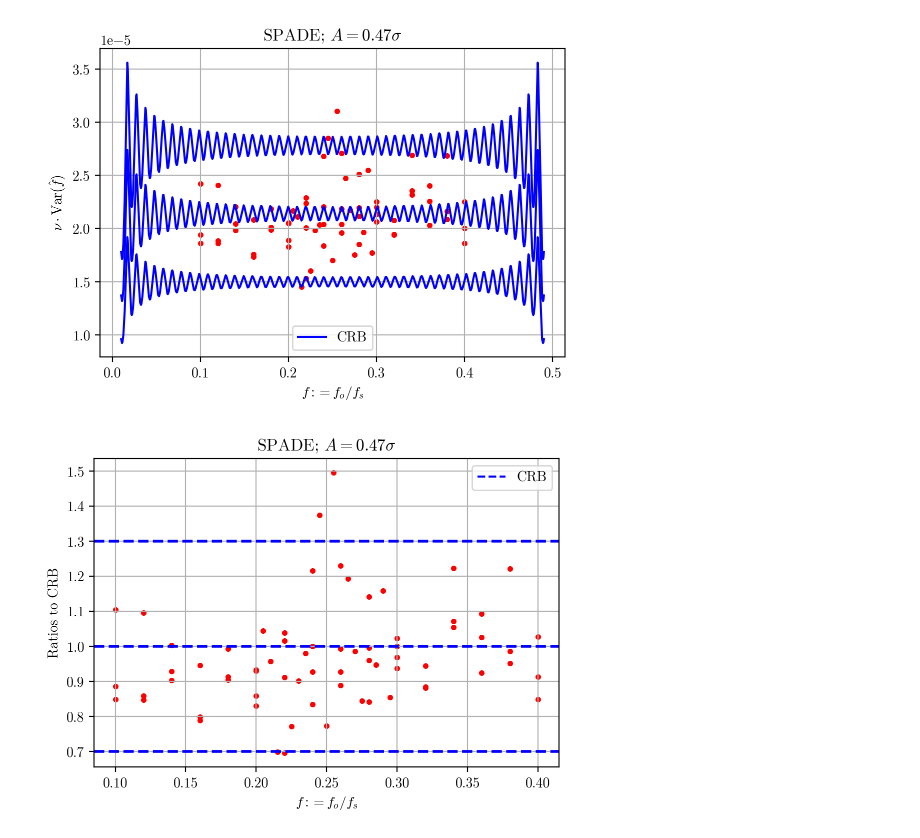
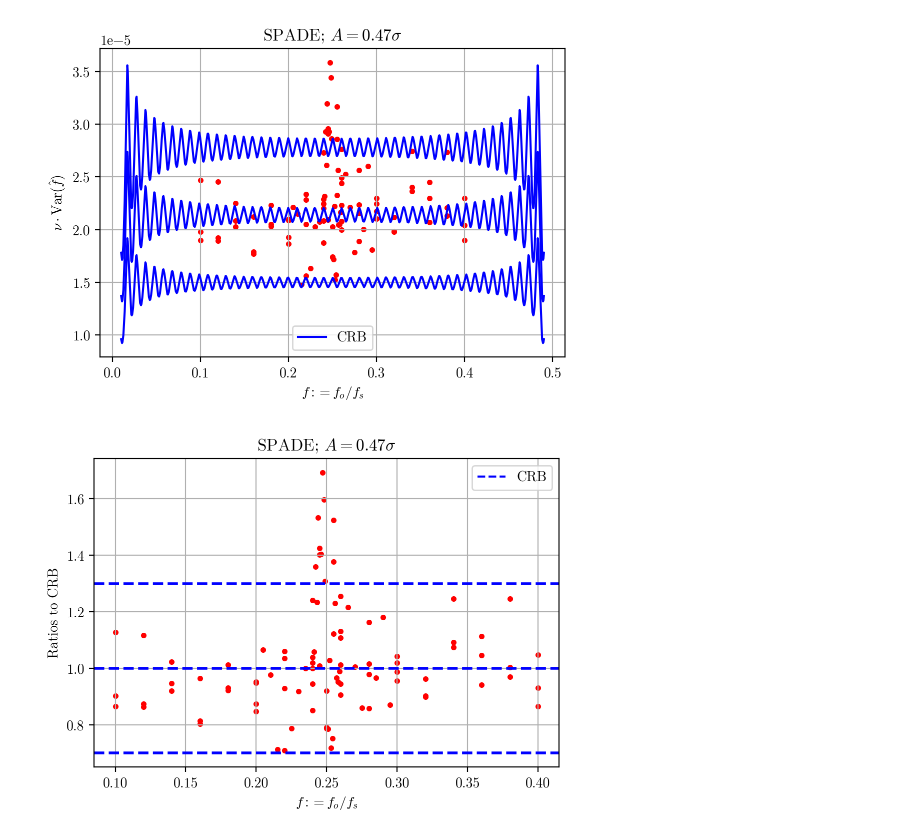
Before and after one commit to huchaoning/freqest-draft, a Jupyter notebook: plot.ipynb, the cells around one changed output. Cells and saved outputs as stored; diff of their text form; code cells hidden in the pictures.

```diff
--- a/plot.ipynb
+++ b/plot.ipynb
@@ -6,7 +6,9 @@ file_tree = [
     r'C:\Users\Administrator\Desktop\data\10.22\spade_*.npz',
     r'C:\Users\Administrator\Desktop\data\10.21.a\spade_*.npz',
     r'C:\Users\Administrator\Desktop\data\10.21.b\spade_*.npz',
-    r'C:\Users\Administrator\Desktop\data\10.19\spade_*.npz'
+    r'C:\Users\Administrator\Desktop\data\10.19\spade_*.npz',
+    r'C:\Users\Administrator\Desktop\data\10.28.a\spade_*.npz',
+    r'C:\Users\Administrator\Desktop\data\10.28.b\spade_*.npz'
 ]
 # %%
 x_axis = np.linspace(0, 0.5, 1000)[20: -20]
@@ -19,7 +21,7 @@ plot(x_axis, 1.3 * FIM_CRB().crb_list(A, x_axis), 'b')
 for file in file_tree:
     for f in glob(file):
         c = LoadEstmates(f)
-        scatter(c.metadata.ground_truth, c.frequency_estmates.var(ddof=1) * c.photons.mean(), marker='.', c='r')
+        scatter(c.metadata.ground_truth, c.frequency_estmates.var(ddof=1) * c.photons.mean() * 1.02, marker='.', c='r')
 
 
 plt.xlabel(r'$f := f_o / f_s$')
@@ -27,25 +29,25 @@ plt.ylabel(r'$\nu\cdot{\rm Var}(\hat f)$')
 plt.title(rf'SPADE; $A = {np.round(5 * DMD.PIXEL_SIZE / 2 / 103, 2)}\sigma$')
 plt.show()
 # %% [output]
-[figure, old version]
+[figure, new version]
 # %%
 for file in file_tree:
     for f in glob(file):
         c = LoadEstmates(f)
         x = c.metadata.ground_truth
-        y = c.frequency_estmates.var(ddof=1) * c.photons.mean() / FIM_CRB().crb(c.metadata.amplitude, x)
+        y = c.frequency_estmates.var(ddof=1) * c.photons.mean() / FIM_CRB().crb(c.metadata.amplitude, x) * 1.02
         scatter(x, y, marker='.', c='r')
 
 
 axline(0.7, c='b', w=2)
 axline(1, c='b', w=2)
 axline(1.3, c='b', w=2)
 
 plot([], [], 'b--', label='CRB')
 
 plt.xlabel(r'$f := f_o / f_s$')
 plt.ylabel(r'Ratios to CRB')
 plt.title(rf'SPADE; $A = {np.round(5 * DMD.PIXEL_SIZE / 2 / 103, 2)}\sigma$')
 plt.show()
 # %% [output]
-[figure, old version]
+[figure, new version]
```
Also changed, not shown: 2 other files.
